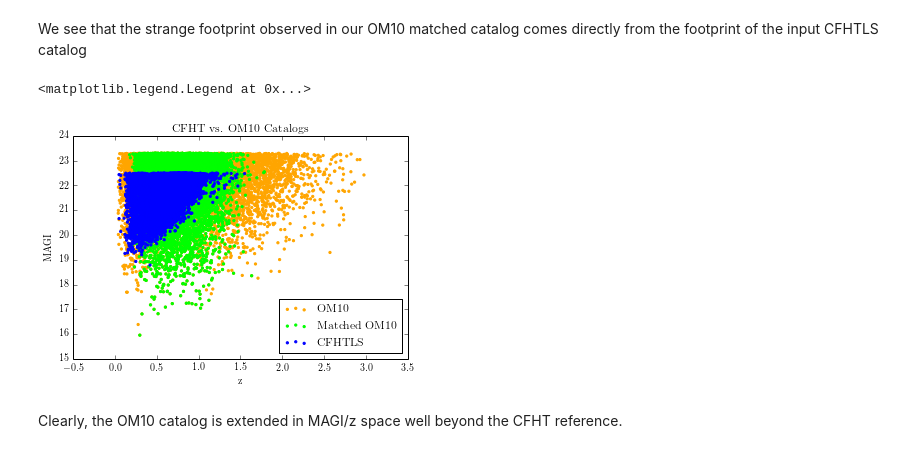
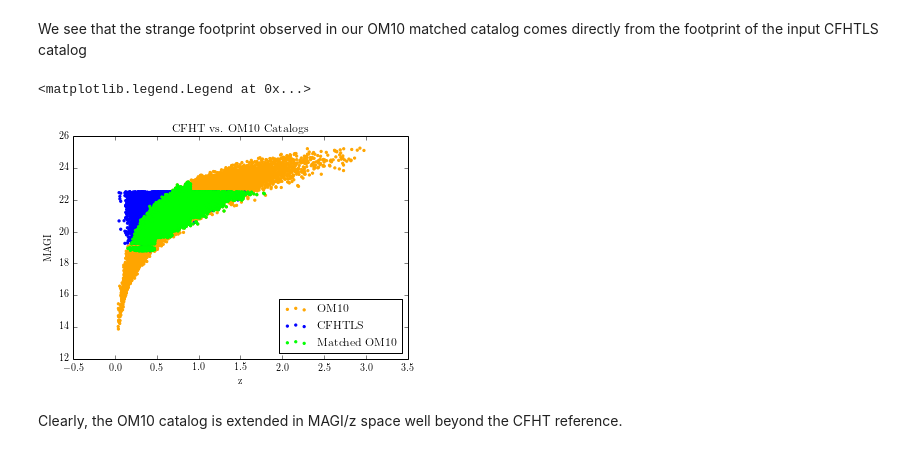
Before and after one commit to drphilmarshall/OM10, a Jupyter notebook: notebooks/issue19_CFHT_pos_matching.ipynb, the cells around one changed output. Saved outputs shown, nothing was run; the diff lists cells and outputs as text; code cells hidden in the pictures.

```diff
--- a/notebooks/issue19_CFHT_pos_matching.ipynb
+++ b/notebooks/issue19_CFHT_pos_matching.ipynb
@@ -28,15 +28,15 @@ plt.ylabel('DEC')
 # %% [markdown]
 We see that the strange footprint observed in our OM10 matched catalog comes directly from the footprint of the input CFHTLS catalog
 # %%
-plt.scatter(db.lenses['ZLENS'],db.lenses['MAGI'],color='Orange',marker='.',label='OM10')
-plt.scatter(matched['ZLENS'],matched['MAGI'],color='Lime',marker='.',label='Matched OM10')
+plt.scatter(db.lenses['ZLENS'],db.lenses['APMAG_I'],color='Orange',marker='.',label='OM10')
 plt.scatter(data[:,2],data[:,6],color='Blue',marker='.',label='CFHTLS')
+plt.scatter(matched['ZLENS'],matched['APMAG_I'],color='Lime',marker='.',label='Matched OM10')
 plt.title('CFHT vs. OM10 Catalogs')
 plt.xlabel('z')
 plt.ylabel('MAGI')
 plt.legend(loc=4)
 # %% [output]
 <matplotlib.legend.Legend at 0x...>
-[figure, old version]
+[figure, new version]
 # %% [markdown]
 Clearly, the OM10 catalog is extended in MAGI/z space well beyond the CFHT reference.
```
